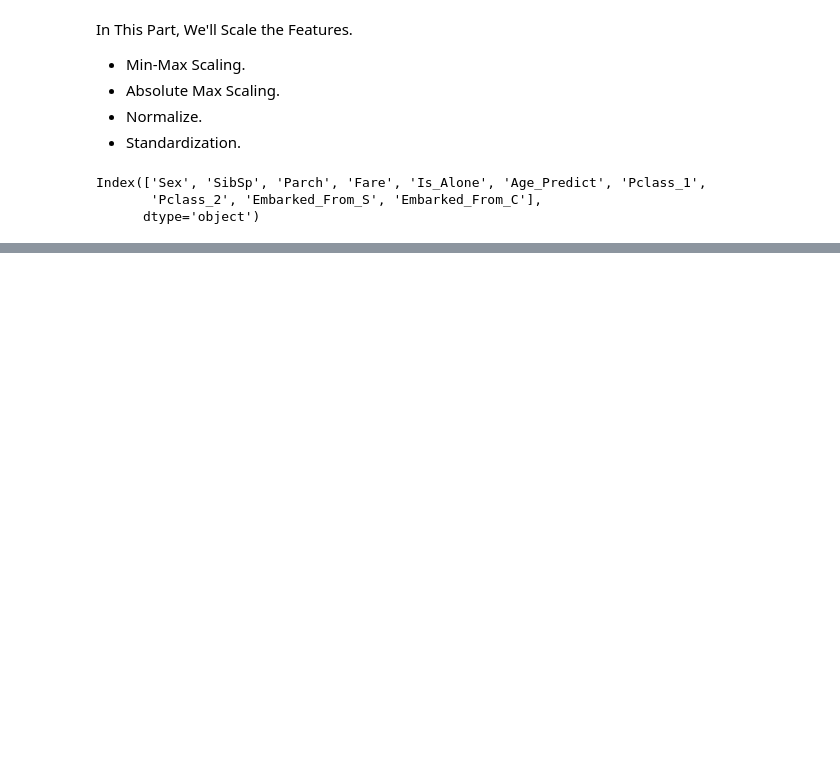
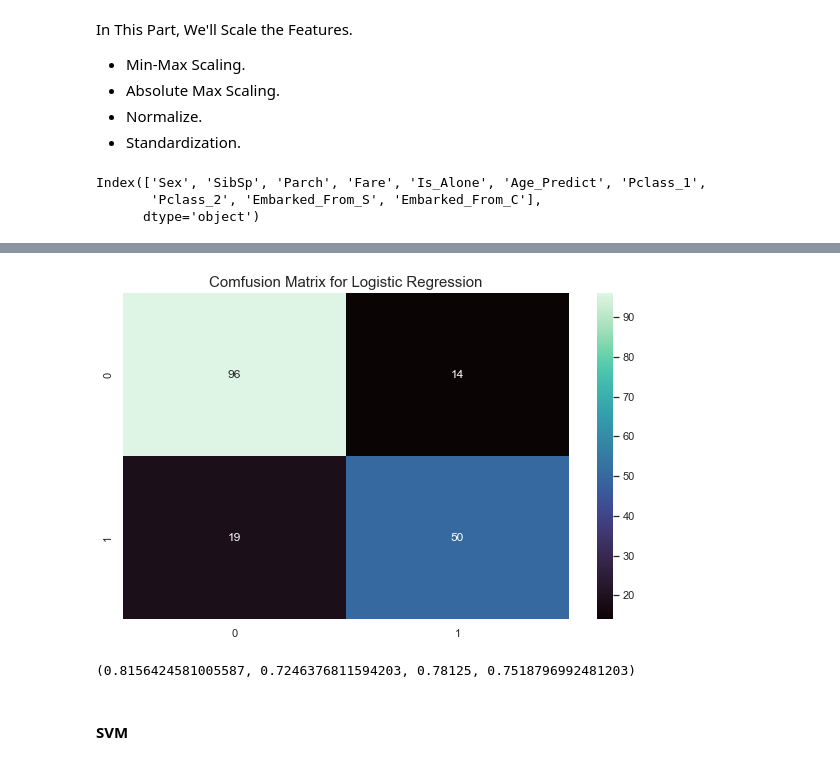
Before and after one commit to aka-vm/Titanic-Exploratory-Data-And-Model-Analysis, a Jupyter notebook: titanic_expl_data_analysis.ipynb, the cells around one changed output, grey strips where cells are left out. Saved outputs shown, nothing was run; the diff lists cells and outputs as text; code cells hidden in the pictures; blank space fills up the shorter version.

```diff
--- a/titanic_expl_data_analysis.ipynb
+++ b/titanic_expl_data_analysis.ipynb
@@ -716,0 +814,20 @@ Here, We can scale
+# %%
+from sklearn.neighbors import KNeighborsClassifier
+
+knn_clf = KNeighborsClassifier()
+knn_clf.fit(X_train_scaled, y_train)
+
+y_pred_knn = knn_clf.predict(X_dev_scaled)
+# %%
+get_confussion_matrix(y_dev, y_pred_knn)
+
+plt.title("Comfusion Matrix for Logistic Regression", fontsize=15)
+plt.show()
+# %% [output]
+[figure, added]
+# %%
+get_model_score_stats(y_dev, y_pred_knn)
+# %% [output]
+(0.8156424581005587, 0.7246376811594203, 0.78125, 0.7518796992481203)
+# %% [markdown]
+#### SVM
```
Also changed, not shown: parts of 33 cells of this notebook.
